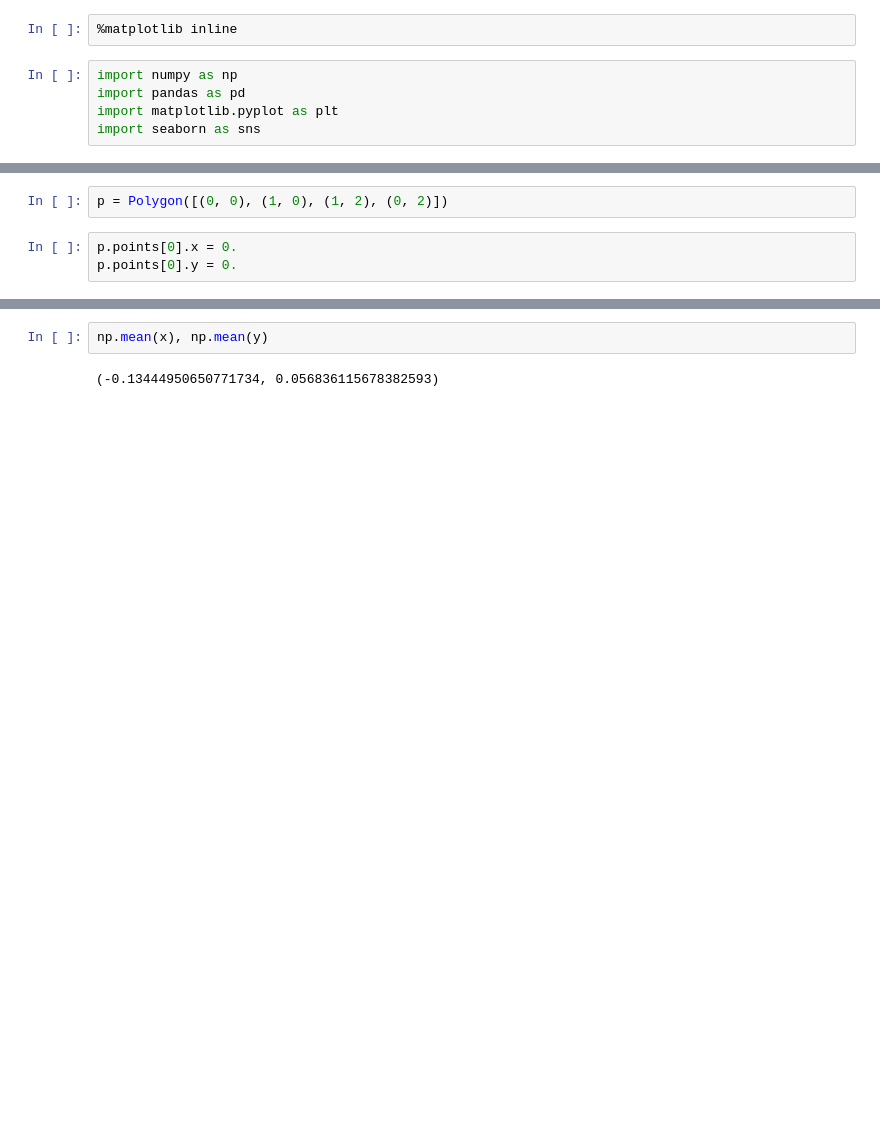
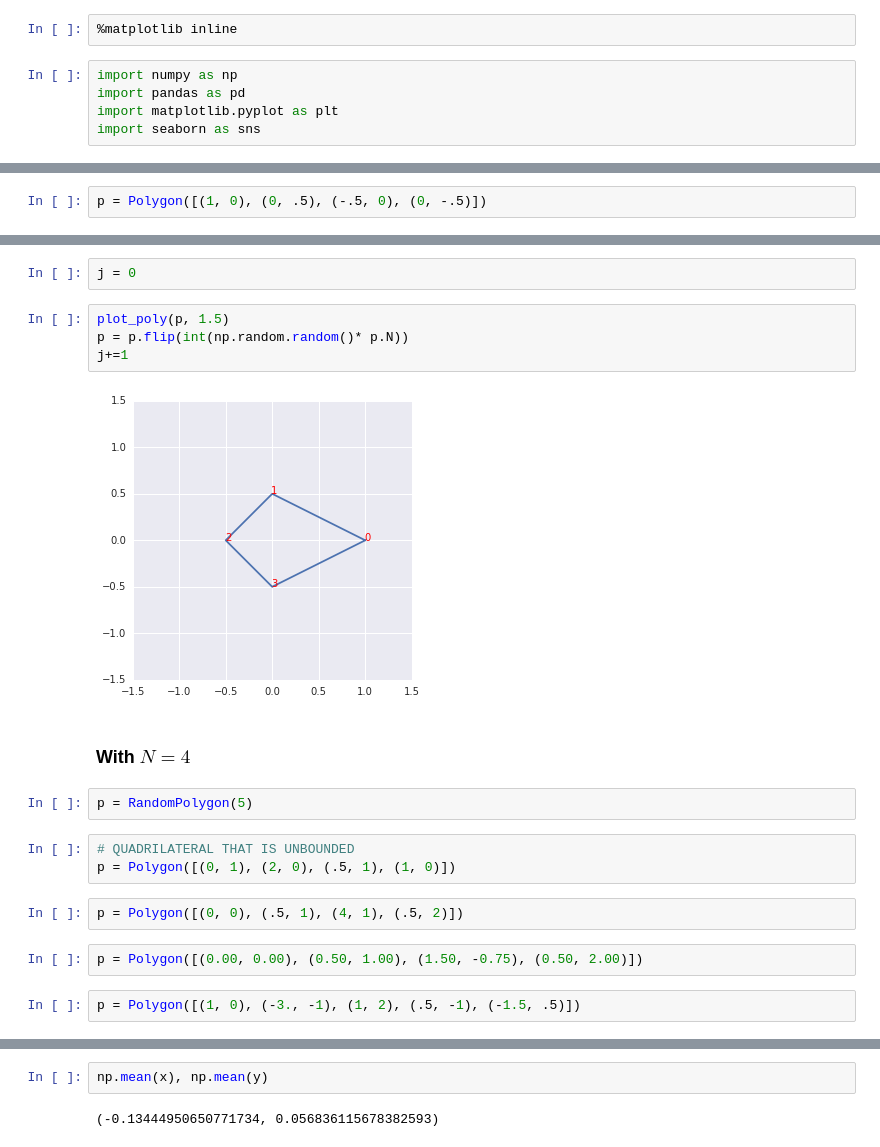
Before and after one commit to traubms/18.821, a Jupyter notebook: project3/Project 3.ipynb, the cells around one changed output, grey strips where cells are left out. Cells and saved outputs as stored; diff of their text form; blank space fills up the shorter version.

```diff
--- a/project3/Project 3.ipynb
+++ b/project3/Project 3.ipynb
@@ -18,0 +62,2 @@ points = zip(np.cos(angles), np.sin(angles))
+# %%
+p = Polygon([(1, 0), (0, .5), (-.5, 0), (0, -.5)])
@@ -19,5 +68,21 @@ points = zip(np.cos(angles), np.sin(angles))
+# %%
+j = 0
+# %%
+plot_poly(p, 1.5)
+p = p.flip(int(np.random.random()* p.N))
+j+=1
+# %% [output]
+[figure, added]
+# %% [markdown]
+### With $N = 4$
+# %%
+p = RandomPolygon(5)
+# %%
+# QUADRILATERAL THAT IS UNBOUNDED
+p = Polygon([(0, 1), (2, 0), (.5, 1), (1, 0)])
 # %%
-p = Polygon([(0, 0), (1, 0), (1, 2), (0, 2)])
+p = Polygon([(0, 0), (.5, 1), (4, 1), (.5, 2)])
-# %%
-p.points[0].x = 0.
-p.points[0].y = 0.
+# %%
+p = Polygon([(0.00, 0.00), (0.50, 1.00), (1.50, -0.75), (0.50, 2.00)])
+# %%
+p = Polygon([(1, 0), (-3., -1), (1, 2), (.5, -1), (-1.5, .5)])
```
Also changed, not shown: parts of 93 cells of this notebook, 23 other files.
